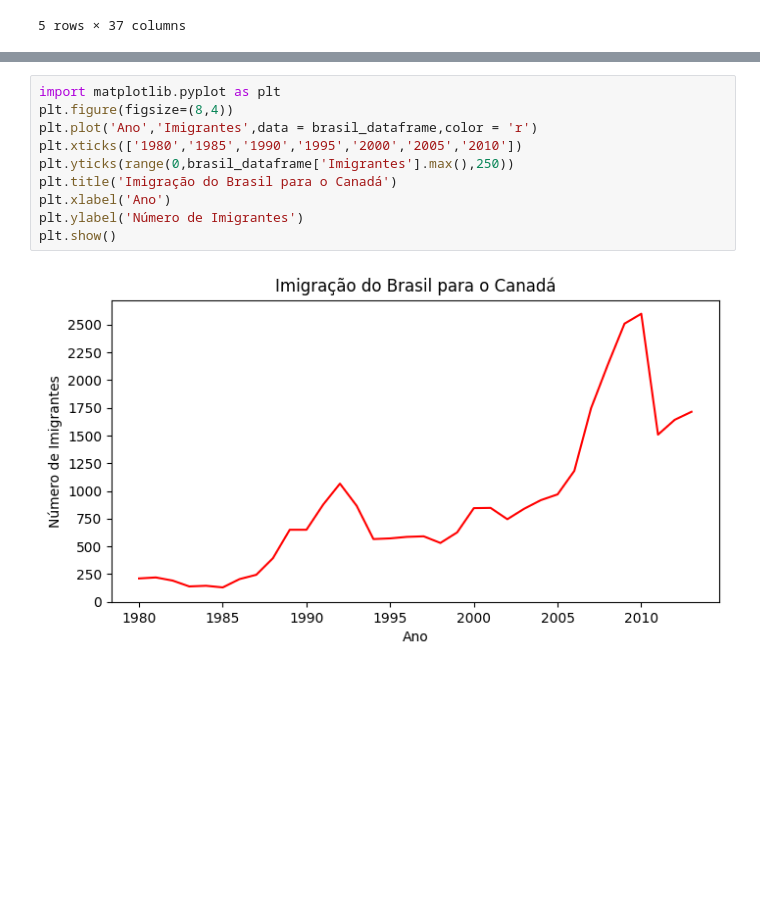
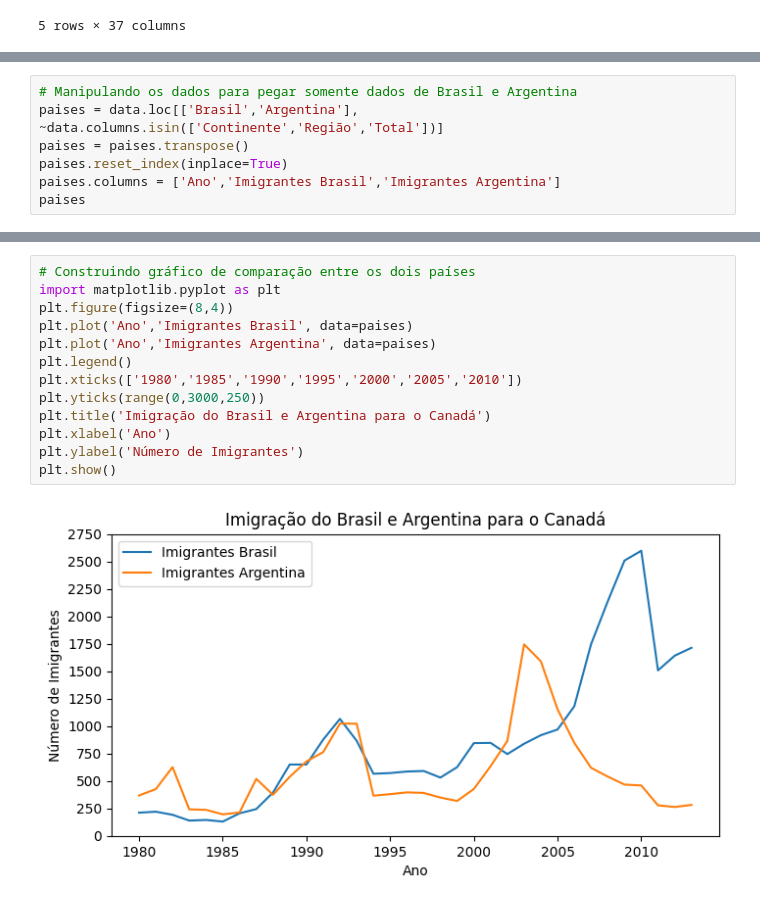
Before and after one commit to joaopfs97/data_science_exploring_data, a Jupyter notebook: data_visualization.ipynb, the cells around one changed output, grey strips where cells are left out. Drawn from its saved outputs; the diff is of its cells as text; blank space fills up the shorter version.

Commit message:
Criando gráficos de linhas de comparação

```diff
--- a/data_visualization.ipynb
+++ b/data_visualization.ipynb
@@ -72,0 +48,7 @@ brasil_dataframe
+# %%
+# Manipulando os dados para pegar somente dados de Brasil e Argentina
+paises = data.loc[['Brasil','Argentina'], ~data.columns.isin(['Continente','Região','Total'])]
+paises = paises.transpose()
+paises.reset_index(inplace=True)
+paises.columns = ['Ano','Imigrantes Brasil','Imigrantes Argentina']
+paises
@@ -73,12 +73,15 @@ brasil_dataframe
 # %%
+# Construindo gráfico de comparação entre os dois países
 import matplotlib.pyplot as plt
 plt.figure(figsize=(8,4))
-plt.plot('Ano','Imigrantes',data = brasil_dataframe,color = 'r')
+plt.plot('Ano','Imigrantes Brasil', data=paises)
+plt.plot('Ano','Imigrantes Argentina', data=paises)
+plt.legend()
 plt.xticks(['1980','1985','1990','1995','2000','2005','2010'])
-plt.yticks(range(0,brasil_dataframe['Imigrantes'].max(),250))
-plt.title('Imigração do Brasil para o Canadá')
+plt.yticks(range(0,3000,250))
+plt.title('Imigração do Brasil e Argentina para o Canadá')
 plt.xlabel('Ano')
 plt.ylabel('Número de Imigrantes')
 plt.show()
 # %% [output]
-[figure, old version]
+[figure, new version]
```
Also changed, not shown: parts of 4 cells of this notebook.
